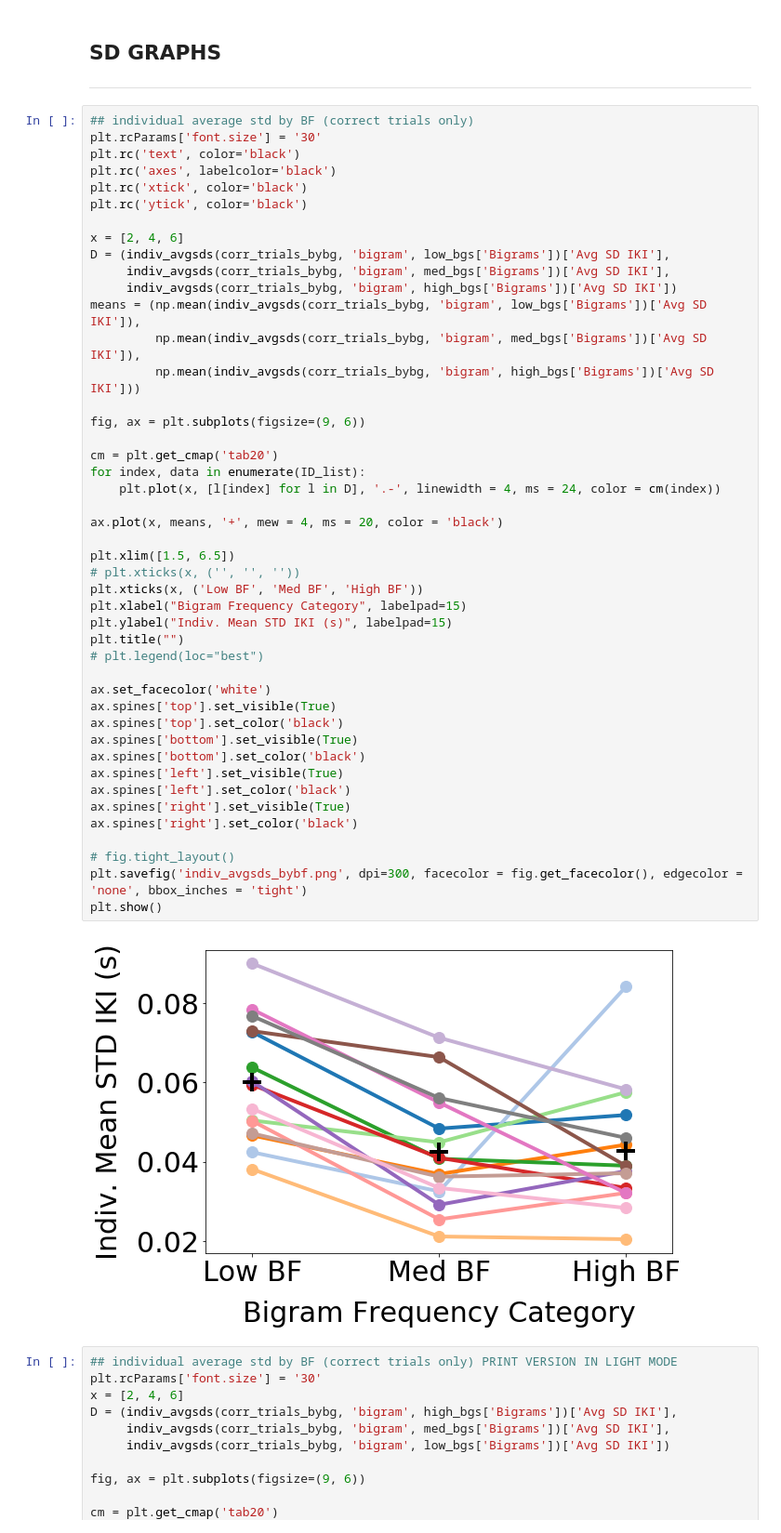
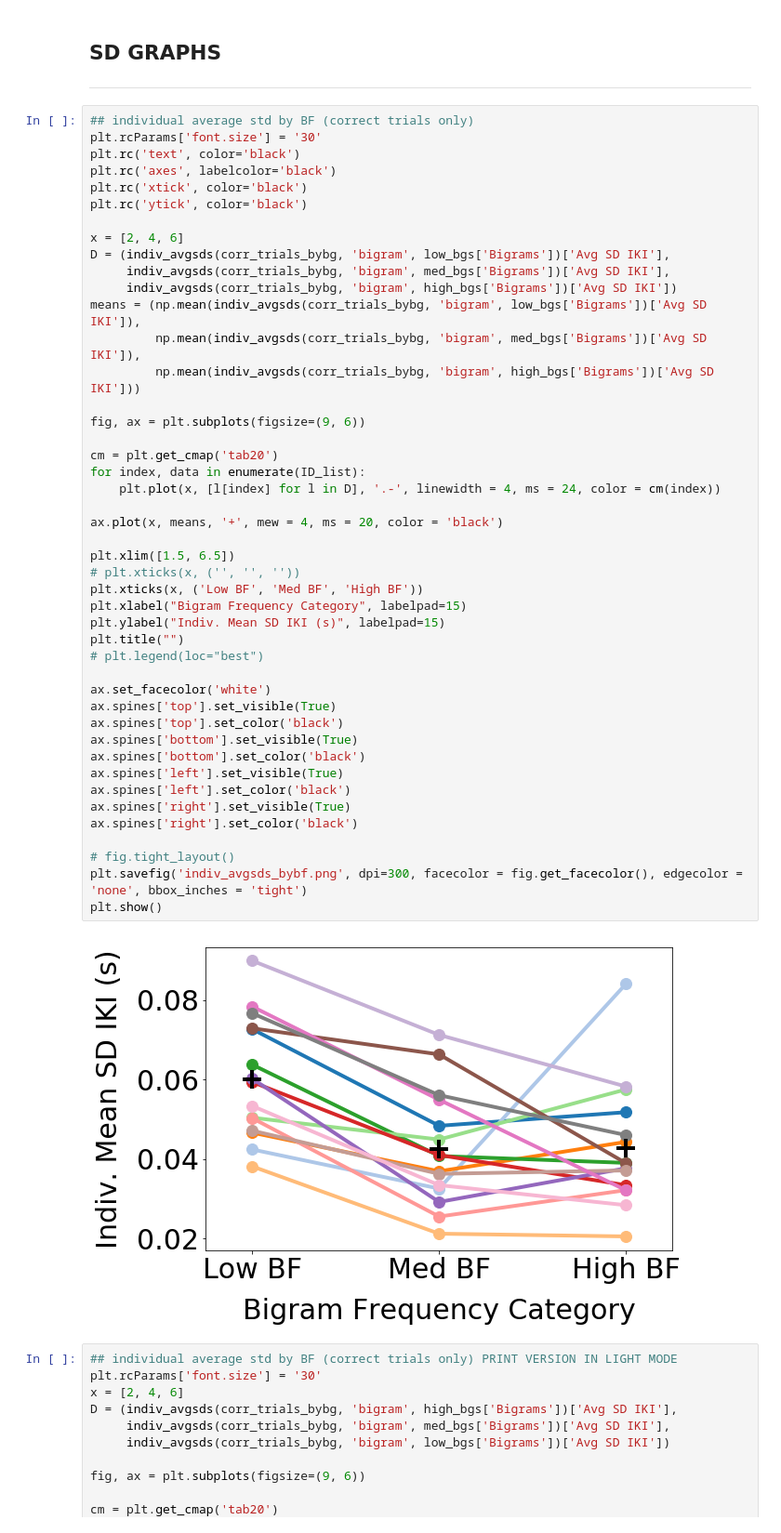
Before and after one commit to rruopp/typingexp, a Jupyter notebook: typing_task_analysis/group_analysis_V1.ipynb, the cells around one changed output. Shown at 93% size. Drawn from its saved outputs; the diff is of its cells as text.

Commit message:
edit to poster graphs

```diff
--- a/typing_task_analysis/group_analysis_V1.ipynb
+++ b/typing_task_analysis/group_analysis_V1.ipynb
@@ -1503,35 +1503,35 @@ means = (np.mean(indiv_avgsds(corr_trials_bybg, 'bigram', low_bgs['Bigrams'])['A
 
 fig, ax = plt.subplots(figsize=(9, 6))
 
 cm = plt.get_cmap('tab20')
 for index, data in enumerate(ID_list):
     plt.plot(x, [l[index] for l in D], '.-', linewidth = 4, ms = 24, color = cm(index))
 
 ax.plot(x, means, '+', mew = 4, ms = 20, color = 'black')
 
 plt.xlim([1.5, 6.5])
 # plt.xticks(x, ('', '', ''))
 plt.xticks(x, ('Low BF', 'Med BF', 'High BF'))
 plt.xlabel("Bigram Frequency Category", labelpad=15)
-plt.ylabel("Indiv. Mean STD IKI (s)", labelpad=15)
+plt.ylabel("Indiv. Mean SD IKI (s)", labelpad=15)
 plt.title("")
 # plt.legend(loc="best")
 
 ax.set_facecolor('white')
 ax.spines['top'].set_visible(True)
 ax.spines['top'].set_color('black')
 ax.spines['bottom'].set_visible(True)
 ax.spines['bottom'].set_color('black')
 ax.spines['left'].set_visible(True)
 ax.spines['left'].set_color('black')
 ax.spines['right'].set_visible(True)
 ax.spines['right'].set_color('black')
 
 # fig.tight_layout()
 plt.savefig('indiv_avgsds_bybf.png', dpi=300, facecolor = fig.get_facecolor(), edgecolor = 'none', bbox_inches = 'tight')
 plt.show()
 # %% [output]
-[figure, old version]
+[figure, new version]
 # %%
 ## individual average std by BF (correct trials only) PRINT VERSION IN LIGHT MODE
 plt.rcParams['font.size'] = '30'
```
Also changed, not shown: 1 other file.
